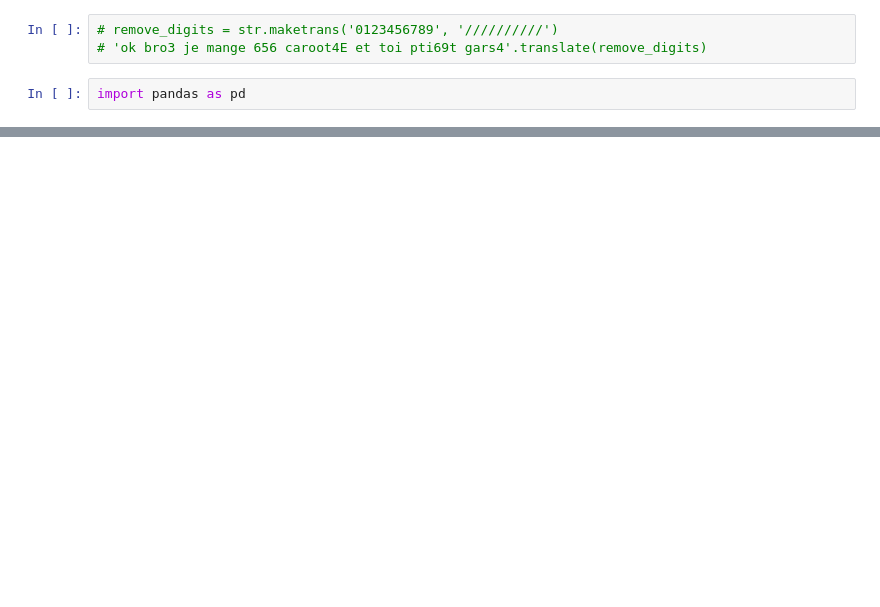
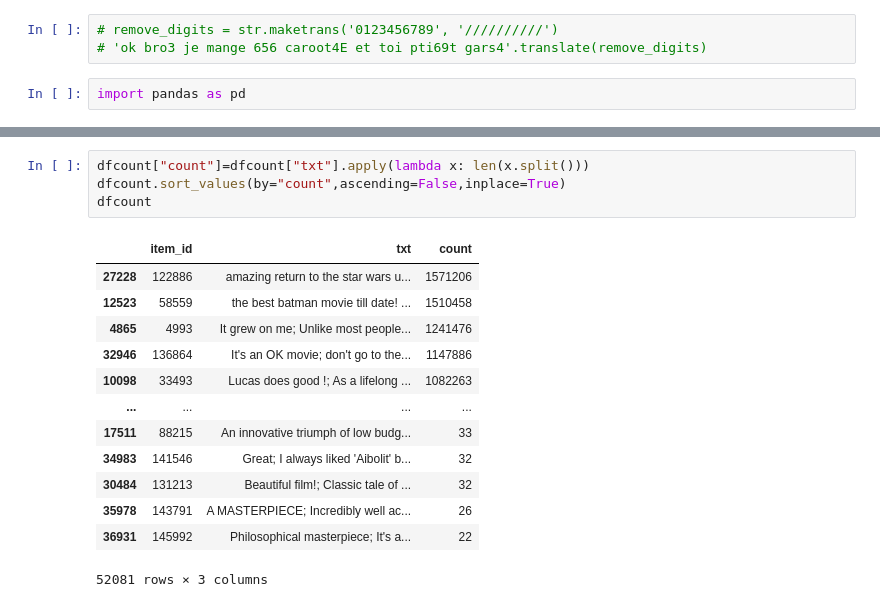
Before and after one commit to arostagnat/BookMatch, a Jupyter notebook: notebooks/jeff.ipynb, the cells around one changed output, grey strips where cells are left out. Drawn from its saved outputs; the diff is of its cells as text; blank space fills up the shorter version.

```diff
--- a/notebooks/jeff.ipynb
+++ b/notebooks/jeff.ipynb
@@ -102,0 +151,18 @@ Name: item_id_movie, Length: 61455, dtype: object
+# %%
+dfcount["count"]=dfcount["txt"].apply(lambda x: len(x.split()))
+dfcount.sort_values(by="count",ascending=False,inplace=True)
+dfcount
+# %% [output]
+|  | item_id | txt | count |
+| 27228 | 122886 | amazing return to the star wars u... | 1571206 |
+| 12523 | 58559 | the best batman movie till date! ... | 1510458 |
+| 4865 | 4993 | It grew on me; Unlike most people... | 1241476 |
+| 32946 | 136864 | It's an OK movie; don't go to the... | 1147886 |
+| 10098 | 33493 | Lucas does good !; As a lifelong ... | 1082263 |
+| ... | ... | ... | ... |
+| 17511 | 88215 | An innovative triumph of low budg... | 33 |
+| 34983 | 141546 | Great; I always liked 'Aibolit' b... | 32 |
+| 30484 | 131213 | Beautiful film!; Classic tale of ... | 32 |
+| 35978 | 143791 | A MASTERPIECE; Incredibly well ac... | 26 |
+| 36931 | 145992 | Philosophical masterpiece; It's a... | 22 |
+52081 rows × 3 columns
```
Also changed, not shown: parts of 40 cells of this notebook, 1 other file.
